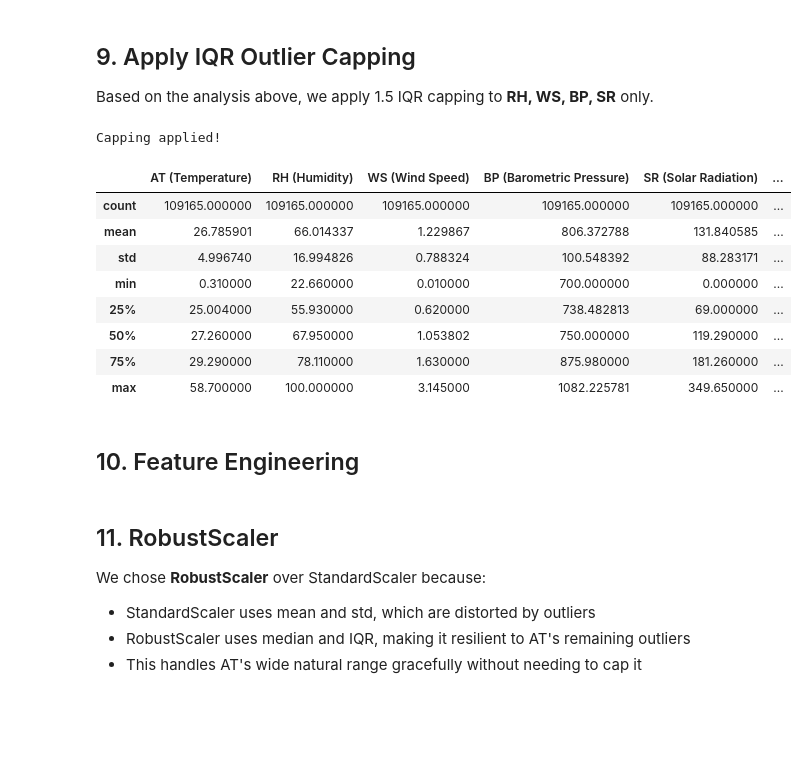
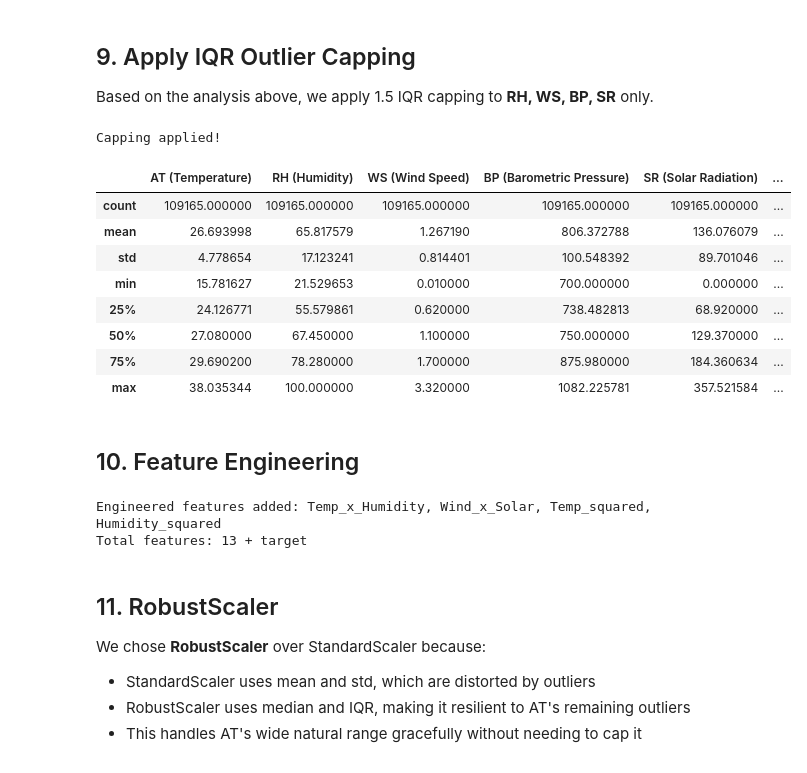
Before and after one commit to roshanbenji/AQI_analysis, a Jupyter notebook: build_dataset.ipynb, the cells around one changed output. Cells and saved outputs as stored; diff of their text form; code cells hidden in the pictures; blank space fills up the shorter version.

```diff
--- a/build_dataset.ipynb
+++ b/build_dataset.ipynb
@@ -311,10 +327,0 @@ Remaining rows: 109,165
-# %%
-for col in ["AT (Temperature)", "RH (Humidity)", "WS (Wind Speed)", "SR (Solar Radiation)"]:
-    missing = final[col].isna().sum()
-    if missing > 0:
-        median = final[col].median()
-        final[col] = final[col].fillna(median)
-        print(f"Filled {missing:,} missing {col} values with median ({median:.2f})")
-
-print("\nRemaining nulls:")
-final.isna().sum()
@@ -336,0 +328,26 @@ dtype: int64
+# %%
+from sklearn.impute import IterativeImputer
+from sklearn.linear_model import BayesianRidge
+
+print("Starting MICE Imputation on the entire dataset...")
+
+# 1. Temporarily detach the Target Variable so the imputer doesn't "cheat"
+target = final['Calculated_AQI']
+features_to_impute = final.drop(columns=['Calculated_AQI'])
+
+# 2. Initialize the Imputer
+imputer = IterativeImputer(estimator=BayesianRidge(), max_iter=10, random_state=42)
+
+# 3. Pass the entire feature dataframe in ONE step!
+# The imputer handles all the 'temp train/test' and 'y' target switching automatically.
+imputed_matrix = imputer.fit_transform(features_to_impute)
+
+# 4. The imputer outputs a raw numpy array. Let's turn it back into a beautifully named Pandas DataFrame.
+final = pd.DataFrame(imputed_matrix, columns=features_to_impute.columns, index=features_to_impute.index)
+
+# 5. Re-attach the target variable
+final['Calculated_AQI'] = target
+
+print(f"Imputation complete! Final dataset shape: {final_cleaned.shape}")
+print(f"Remaining nulls in features:\n{final_cleaned.drop(columns=['Calculated_AQI']).isna().sum()}")
+# Now you can use `final_cleaned` to engineer your new features!
@@ -357,7 +413,7 @@ First, let's see how many values would be affected by standard 1.5 IQR capping o
 print("=== 1.5 IQR Capping Preview (all sensor columns) ===")
 print(f"Total rows: {len(final):,}\n")
 
-test_cols = ["AT (Temperature)", "RH (Humidity)", "WS (Wind Speed)", "BP (Barometric Pressure)", "SR (Solar Radiation)"]
+test_cols = ["AT (Temperature)", "RH (Humidity)", "WS (Wind Speed)","SR (Solar Radiation)", "BP (Barometric Pressure)"]
 for col in test_cols:
     Q1 = final[col].quantile(0.25)
     Q3 = final[col].quantile(0.75)
@@ -438,27 +494,27 @@ After testing all three approaches for AT (Temperature):
 Based on the analysis above, we apply 1.5 IQR capping to **RH, WS, BP, SR** only.
 # %%
 # Apply capping
-for col in iqr_cols:
+for col in test_cols:
     Q1 = final[col].quantile(0.25)
     Q3 = final[col].quantile(0.75)
     IQR = Q3 - Q1
     lower = Q1 - 1.5 * IQR
     upper = Q3 + 1.5 * IQR
     final[col] = final[col].clip(lower, upper)
 
 print("Capping applied!")
 final.describe()
 # %% [output]
 Capping applied!
 |  | AT (Temperature) | RH (Humidity) | WS (Wind Speed) | BP (Barometric Pressure) | SR (Solar Radiation) | ... |
 | count | 109165.000000 | 109165.000000 | 109165.000000 | 109165.000000 | 109165.000000 | ... |
-| mean | 26.785901 | 66.014337 | 1.229867 | 806.372788 | 131.840585 | ... |
-| std | 4.996740 | 16.994826 | 0.788324 | 100.548392 | 88.283171 | ... |
-| min | 0.310000 | 22.660000 | 0.010000 | 700.000000 | 0.000000 | ... |
-| 25% | 25.004000 | 55.930000 | 0.620000 | 738.482813 | 69.000000 | ... |
-| 50% | 27.260000 | 67.950000 | 1.053802 | 750.000000 | 119.290000 | ... |
-| 75% | 29.290000 | 78.110000 | 1.630000 | 875.980000 | 181.260000 | ... |
-| max | 58.700000 | 100.000000 | 3.145000 | 1082.225781 | 349.650000 | ... |
+| mean | 26.693998 | 65.817579 | 1.267190 | 806.372788 | 136.076079 | ... |
+| std | 4.778654 | 17.123241 | 0.814401 | 100.548392 | 89.701046 | ... |
+| min | 15.781627 | 21.529653 | 0.010000 | 700.000000 | 0.000000 | ... |
+| 25% | 24.126771 | 55.579861 | 0.620000 | 738.482813 | 68.920000 | ... |
+| 50% | 27.080000 | 67.450000 | 1.100000 | 750.000000 | 129.370000 | ... |
+| 75% | 29.690200 | 78.280000 | 1.700000 | 875.980000 | 184.360634 | ... |
+| max | 38.035344 | 100.000000 | 3.320000 | 1082.225781 | 357.521584 | ... |
 # %% [markdown]
 ## 10. Feature Engineering
 # %%
@@ -471,6 +527,9 @@ final["Humidity_squared"] = final["RH (Humidity)"] ** 2
 
 print(f"\nEngineered features added: Temp_x_Humidity, Wind_x_Solar, Temp_squared, Humidity_squared")
 print(f"Total features: {len(final.columns) - 1} + target")
+# %% [output]
+Engineered features added: Temp_x_Humidity, Wind_x_Solar, Temp_squared, Humidity_squared
+Total features: 13 + target
 # %% [markdown]
 ## 11. RobustScaler
 
```
Also changed, not shown: parts of 25 cells of this notebook.
